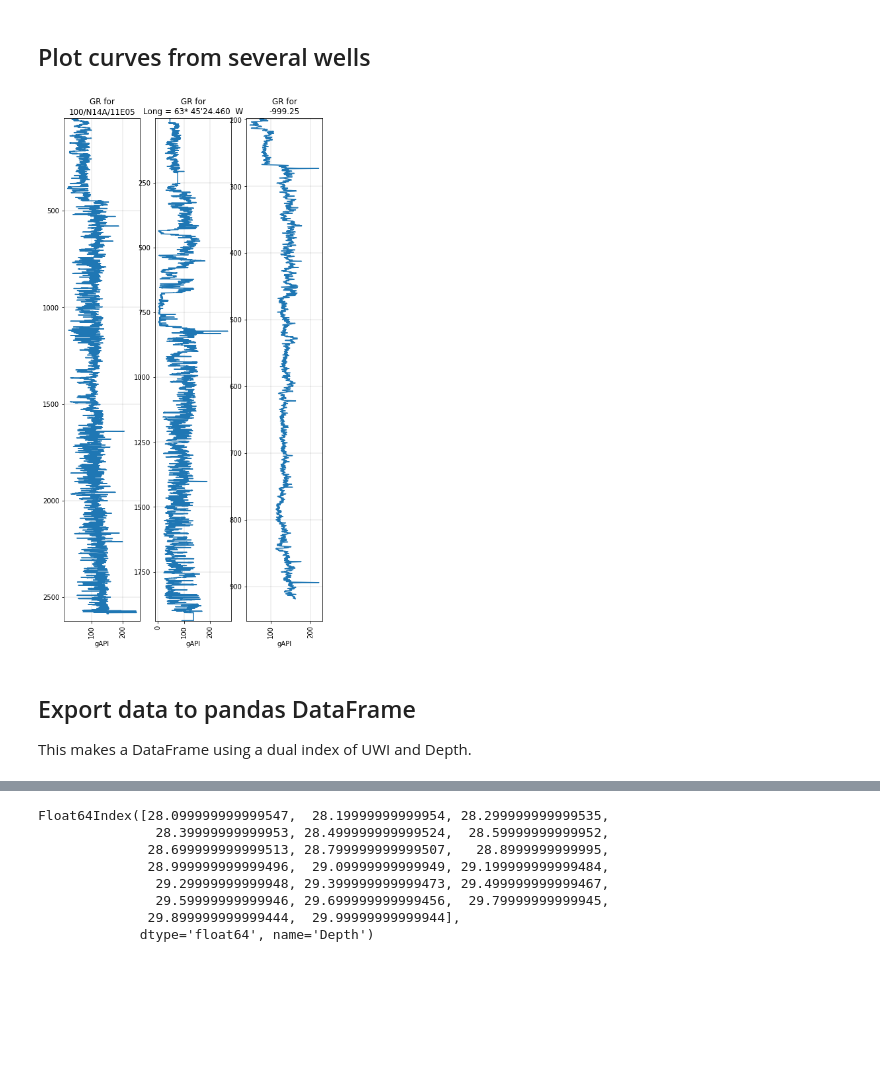
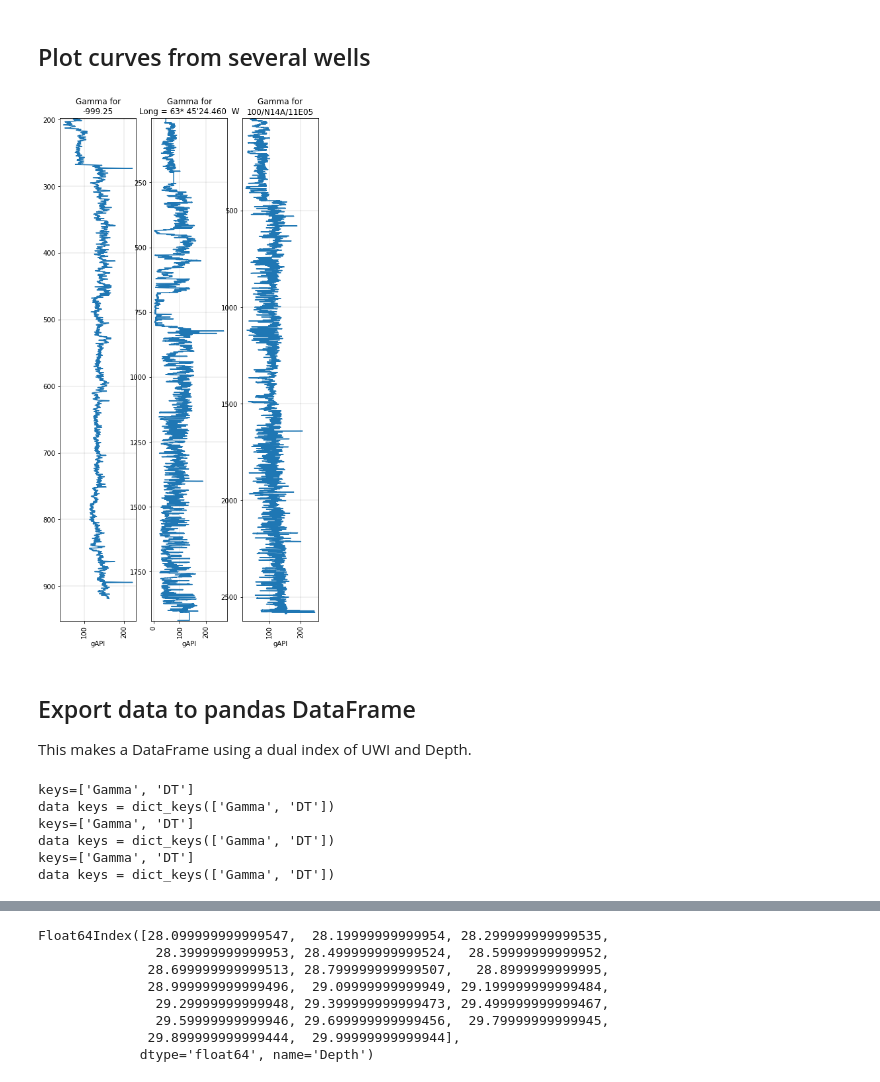
Before and after one commit to agilescientific/welly, a Jupyter notebook: tutorial/04_Project.ipynb, the cells around one changed output, grey strips where cells are left out. Cells and saved outputs as stored; diff of their text form; code cells hidden in the pictures; blank space fills up the shorter version.

```diff
--- a/tutorial/04_Project.ipynb
+++ b/tutorial/04_Project.ipynb
@@ -38,27 +48,34 @@ Long = 63* 45'24.460  W
 # %%
 import matplotlib.pyplot as plt
 # %%
-alias = {'GR': ['GR', 'GRC', 'NGT']}
+alias = {'Gamma': ['GR', 'GRC', 'NGT']}
 # %%
 fig, axs = plt.subplots(figsize=(7, 14), ncols=len(p))
 
 for i, (ax, w) in enumerate(zip(axs, p)):
-    gr = w.get_curve('GR', alias=alias)
+    gr = w.get_curve('Gamma', alias=alias)
     if gr is not None:
         ax = gr.plot(ax=ax)
-    ax.set_title("GR for\n{}".format(w.uwi))
+    ax.set_title("Gamma for\n{}".format(w.uwi))
 
 plt.show()
 # %% [output]
-[figure, old version]
+[figure, new version]
 # %% [markdown]
 ## Export data to pandas DataFrame
 
 This makes a DataFrame using a dual index of UWI and Depth.
 # %%
-keys = ['GR', 'DT']
+keys = ['Gamma', 'DT']
 
 df = p.df(keys=keys, alias=alias)
+# %% [output]
+keys=['Gamma', 'DT']
+data keys = dict_keys(['Gamma', 'DT'])
+keys=['Gamma', 'DT']
+data keys = dict_keys(['Gamma', 'DT'])
+keys=['Gamma', 'DT']
+data keys = dict_keys(['Gamma', 'DT'])
 # %%
 df.describe()
 # %% [output]
```
Also changed, not shown: parts of 8 cells of this notebook, 2 other files.
